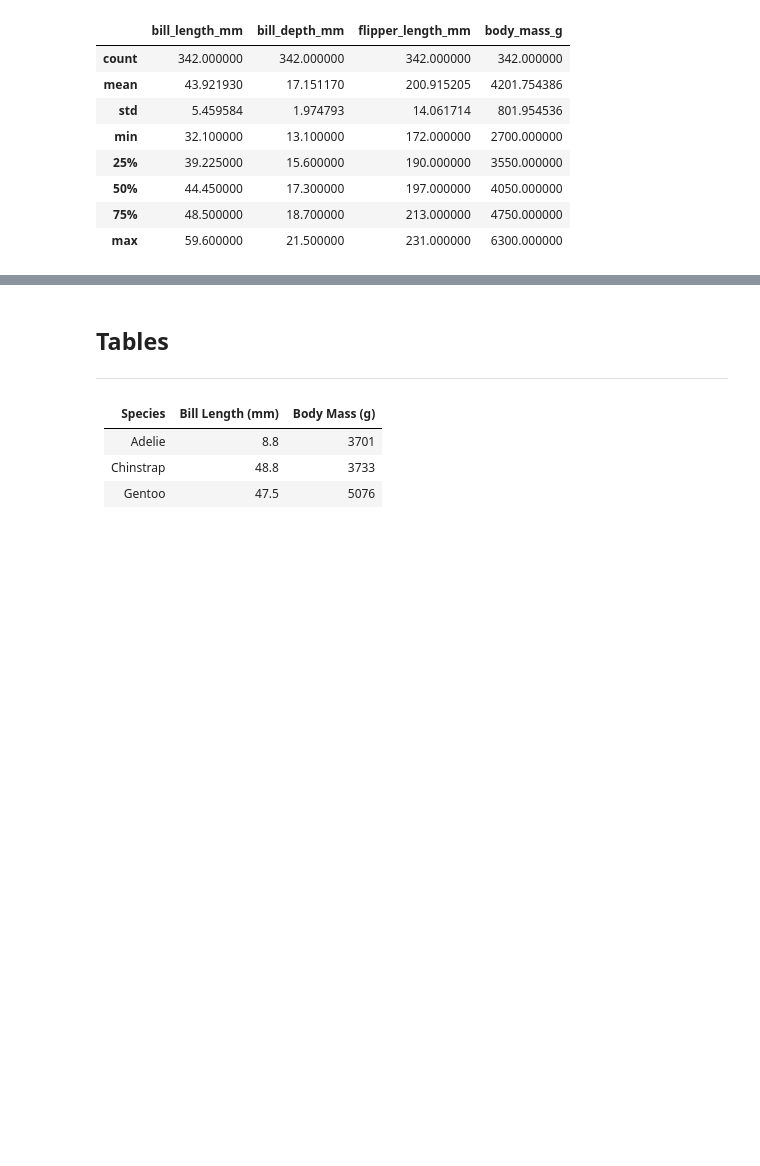
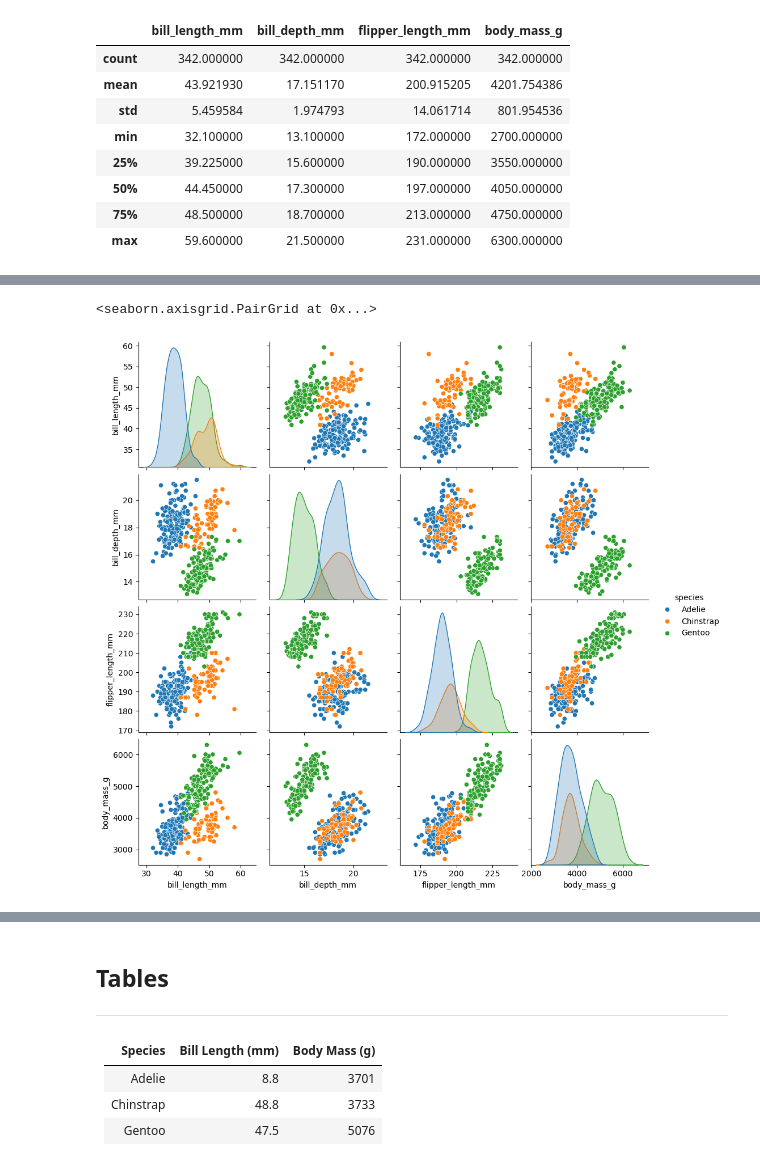
Before and after one commit to dvdgeroconnell/PODA-coursework, a Jupyter notebook: penguins.ipynb, the cells around one changed output, grey strips where cells are left out. Cells and saved outputs as stored; diff of their text form; code cells hidden in the pictures; blank space fills up the shorter version.

```diff
--- a/penguins.ipynb
+++ b/penguins.ipynb
@@ -169,0 +180,6 @@ df.describe()
+# %%
+# Use Seaborn to draw the scatter plots
+sns.pairplot(penguins,hue="species", corner=False)
+# %% [output]
+<seaborn.axisgrid.PairGrid at 0x...>
+[figure, added]
```
Also changed, not shown: parts of 30 cells of this notebook.
